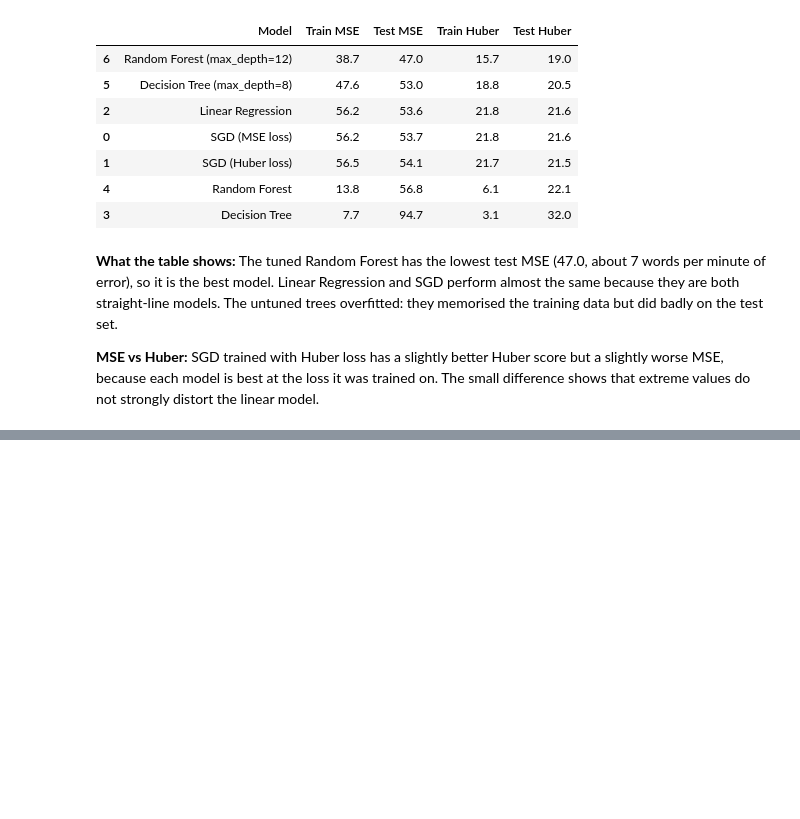
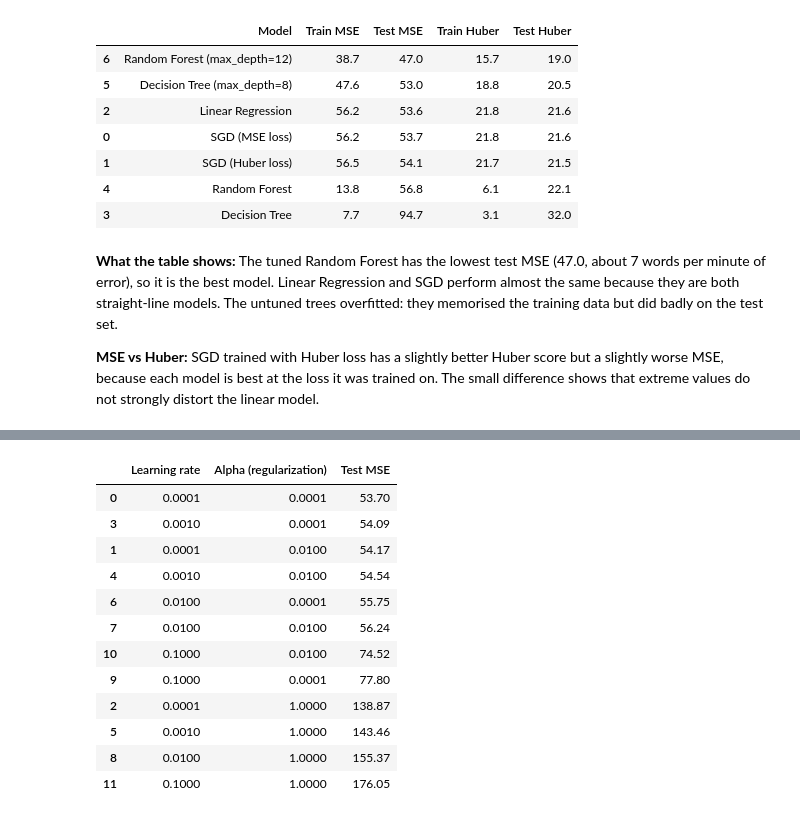
Before and after one commit to ishejaladouce/linear_regression_model, a Jupyter notebook: summative/linear_regression/multivariate.ipynb, the cells around one changed output, grey strips where cells are left out. Cells and saved outputs as stored; diff of their text form; code cells hidden in the pictures; blank space fills up the shorter version.

```diff
--- a/summative/linear_regression/multivariate.ipynb
+++ b/summative/linear_regression/multivariate.ipynb
@@ -280,0 +284,32 @@ results_df
+# %%
+import warnings
+warnings.filterwarnings("ignore")
+
+tuning_results = []
+for learning_rate in [0.0001, 0.001, 0.01, 0.1]:
+    for alpha in [0.0001, 0.01, 1.0]:
+        sgd = SGDRegressor(learning_rate="constant", eta0=learning_rate,
+                           alpha=alpha, random_state=42)
+        for epoch in range(50):
+            sgd.partial_fit(X_train_prepared, y_train)
+        tuning_results.append({
+            "Learning rate": learning_rate,
+            "Alpha (regularization)": alpha,
+            "Test MSE": mean_squared_error(y_test, sgd.predict(X_test_prepared)),
+        })
+
+pd.DataFrame(tuning_results).round({"Test MSE": 2}).sort_values("Test MSE")
+# %% [output]
+|  | Learning rate | Alpha (regularization) | Test MSE |
+| 0 | 0.0001 | 0.0001 | 53.70 |
+| 3 | 0.0010 | 0.0001 | 54.09 |
+| 1 | 0.0001 | 0.0100 | 54.17 |
+| 4 | 0.0010 | 0.0100 | 54.54 |
+| 6 | 0.0100 | 0.0001 | 55.75 |
+| 7 | 0.0100 | 0.0100 | 56.24 |
+| 10 | 0.1000 | 0.0100 | 74.52 |
+| 9 | 0.1000 | 0.0001 | 77.80 |
+| 2 | 0.0001 | 1.0000 | 138.87 |
+| 5 | 0.0010 | 1.0000 | 143.46 |
+| 8 | 0.0100 | 1.0000 | 155.37 |
+| 11 | 0.1000 | 1.0000 | 176.05 |
```
Also changed, not shown: parts of 12 cells of this notebook, 1 other file.
